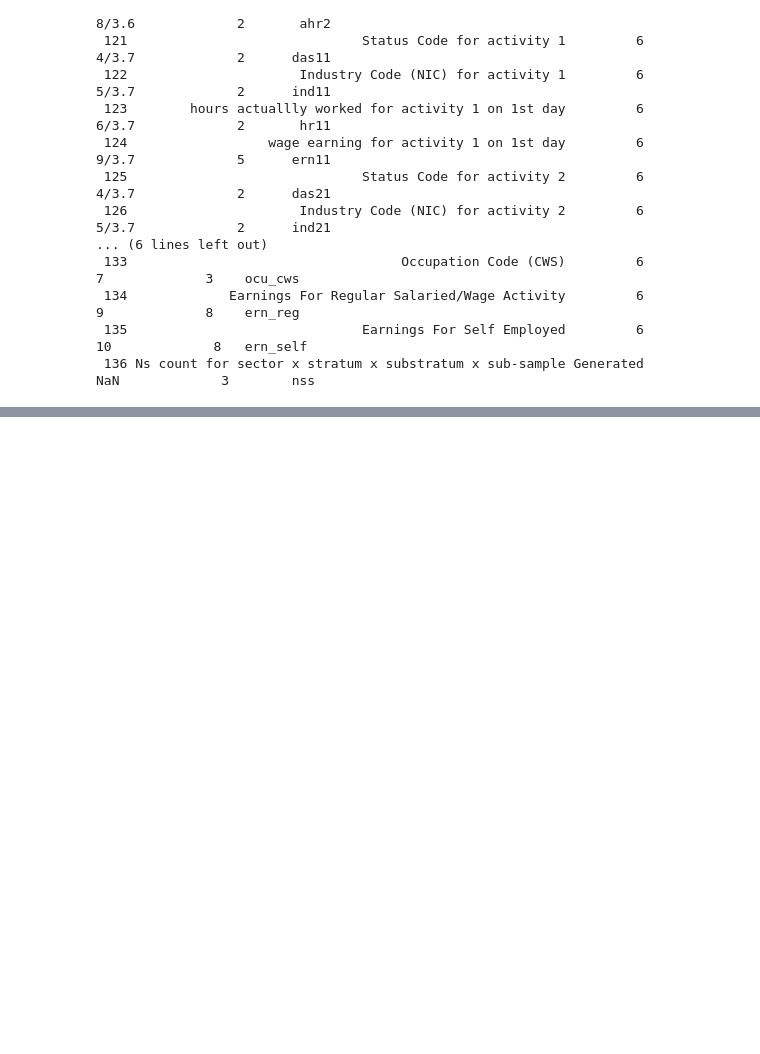
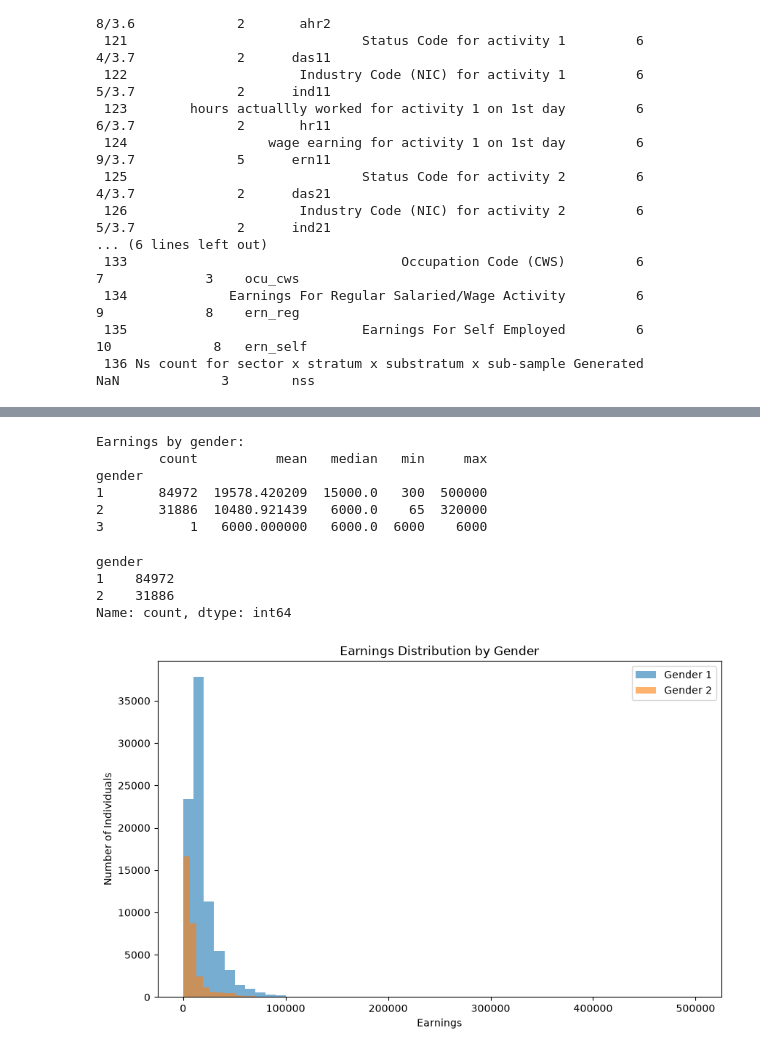
Before and after one commit to AzraAnjum07/Salary-Gap-Analysis, a Jupyter notebook: notebooks/01_data_preparation.ipynb, the cells around one changed output, grey strips where cells are left out. Saved outputs shown, nothing was run; the diff lists cells and outputs as text; code cells hidden in the pictures; blank space fills up the shorter version.

```diff
--- a/notebooks/01_data_preparation.ipynb
+++ b/notebooks/01_data_preparation.ipynb
@@ -250,0 +784,14 @@ print(layout_perv.iloc[115:136].to_string(index=False))
+# %%
+# Create total earnings
+analysis_df["earnings"] = (
+    analysis_df["regular_earnings"] +
+    analysis_df["self_employed_earnings"]
+)
+
+# Keep people with positive earnings
+working_df = analysis_df[analysis_df["earnings"] > 0].copy()
+
+print("Original records:", len(analysis_df))
+print("Working records:", len(working_df))
+
+working_df.head()
@@ -250,0 +854,48 @@ print(layout_perv.iloc[115:136].to_string(index=False))
+# %%
+print("\nEarnings by gender:")
+print(
+    working_df.groupby("gender")["earnings"]
+    .agg(["count", "mean", "median", "min", "max"])
+)
+# %% [output]
+Earnings by gender:
+        count          mean   median   min     max
+gender
+1       84972  19578.420209  15000.0   300  500000
+2       31886  10480.921439   6000.0    65  320000
+3           1   6000.000000   6000.0  6000    6000
+# %%
+working_df = working_df[working_df["gender"].isin([1, 2])].copy()
+
+print(working_df["gender"].value_counts())
+# %% [output]
+gender
+1    84972
+2    31886
+Name: count, dtype: int64
+# %%
+import matplotlib.pyplot as plt
+
+plt.figure(figsize=(10, 6))
+
+plt.hist(
+    working_df[working_df["gender"] == 1]["earnings"],
+    bins=50,
+    alpha=0.6,
+    label="Gender 1"
+)
+
+plt.hist(
+    working_df[working_df["gender"] == 2]["earnings"],
+    bins=50,
+    alpha=0.6,
+    label="Gender 2"
+)
+
+plt.xlabel("Earnings")
+plt.ylabel("Number of Individuals")
+plt.title("Earnings Distribution by Gender")
+plt.legend()
+plt.show()
+# %% [output]
+[figure, added]
```
Also changed, not shown: parts of 44 cells of this notebook, 1 other file.
